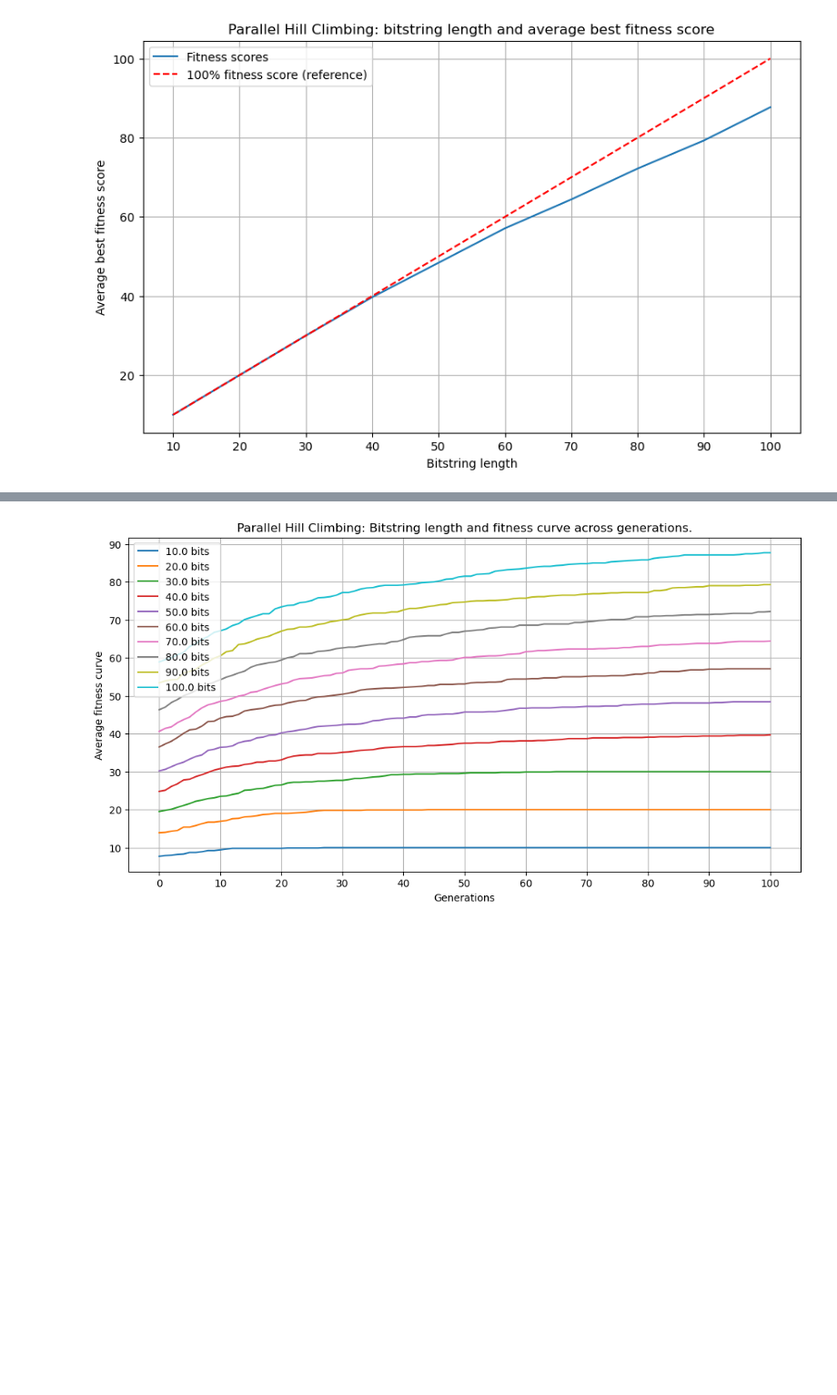
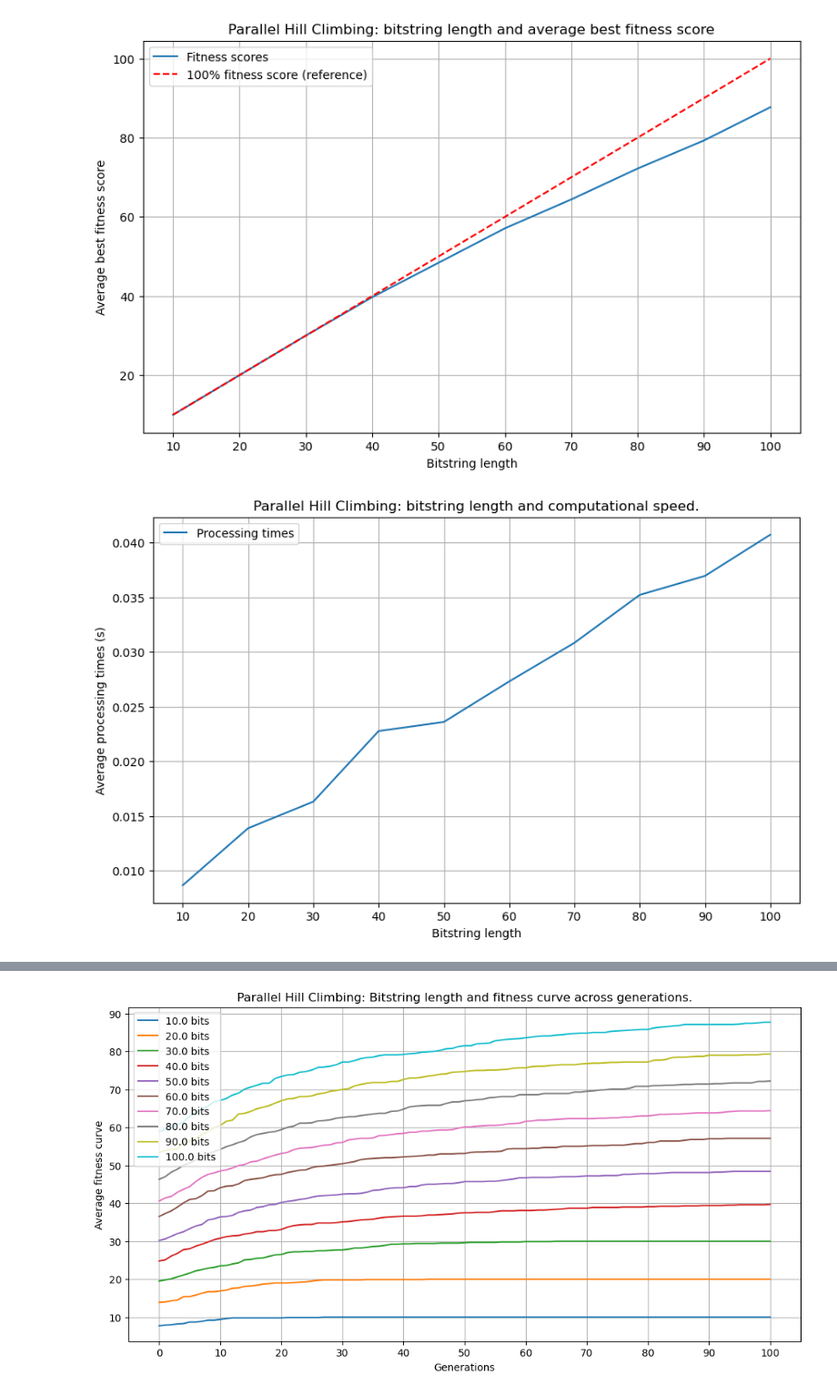
Before and after one commit to lukasz-iskierka/ai-parallel-hillclimbing-onemax, a Jupyter notebook: onemax_parallel_hill_climbing.ipynb, the cells around one changed output, grey strips where cells are left out. Shown at 91% size. Saved outputs shown, nothing was run; the diff lists cells and outputs as text; code cells hidden in the pictures; blank space fills up the shorter version.

```diff
--- a/onemax_parallel_hill_climbing.ipynb
+++ b/onemax_parallel_hill_climbing.ipynb
@@ -170,45 +200,59 @@ Next, I test performance of the Parallel Hill Climbing on different bitstring le
 def test_parallel_hill_climber(bitstring_lengths, generations=100, population_size=10, runs=10):
     """Test performance of Parallel Hill Climbing algorithm on OneMax over repeated runs.
     Explore the algorithm's performance on varying lengths of the bitstring (10, 20, 30,... 90, 100).
+
+    Arguments:
+    ---------
+    generations (int): max number of generations for the search.
+    bitstring_lengths (list): a list of bitstring lengths to test for the OneMax problem.
+    population_size (int): number of solutions evolved in parallel.
+    runs (int): number of repetitions for each test.
 
     Returns:
     ---------
     A tuple:
     - average best fitness scores for each bitstring length
     - average fitness scores history for each bitstring length
+    - average computing times
     """
 
+    # Initiate lists to store statistics
     avg_best_fitness_scores = []
     avg_fitness_history = []
+    avg_speeds = []
 
     for length in bitstring_lengths:
 
+        # Initiate helper varabiles for performance data
         best_scores_per_length = []
         fitness_history_sum = np.zeros(generations + 1)
+        speed_sum = 0
 
         # Run the algorithm specified number of times
         for _ in range(runs):
-            _, test_best_score, test_fitness_history = parallel_hill_climbing(
+            _, test_best_score, test_fitness_history, test_speed = parallel_hill_climbing(
                 generations=generations,
                 L=length,
                 population=population_size,
                 p=0.05
             )
 
-            # Data from each test run
+            # Capture performance data for each test run
             best_scores_per_length.append(test_best_score)
             fitness_history_sum += np.array(test_fitness_history)
+            speed_sum += test_speed
 
         # Averages for each length
         avg_best_fitness_scores.append(np.mean(best_scores_per_length))
         avg_fitness_history.append(fitness_history_sum / runs)
+        avg_speeds.append(speed_sum / runs)
 
-    return avg_best_fitness_scores, avg_fitness_history
+    return avg_best_fitness_scores, avg_fitness_history, avg_speeds
 
 
 # Test run the algorithm and unpack data for plotting
 bitstring_lengths = np.linspace(10, 100, 10)
-avg_best_fitness_scores, avg_fitness_scores_history = test_parallel_hill_climber(bitstring_lengths)
+avg_best_fitness_scores, avg_fitness_scores_history, avg_speed = test_parallel_hill_climber(bitstring_lengths)
 
 # Print stats
 print(
@@ -230,6 +274,19 @@ plt.show()
 # %% [output]
 Average best fitness score for 100 bits: 87.7
 [figure]
+# %%
+# Plot processing times
+plt.figure(figsize=(10, 6))
+sns.lineplot(x=bitstring_lengths, y=avg_speed, label=f"Processing times")
+plt.title("Parallel Hill Climbing: bitstring length and computational speed.")
+plt.xlabel("Bitstring length")
+plt.ylabel("Average processing times (s)")
+plt.xticks(bitstring_lengths)
+plt.legend()
+plt.grid(True)
+plt.show()
+# %% [output]
+[figure, added]
 # %% [markdown]
 **Observations:**
 
```
Also changed, not shown: parts of 16 cells of this notebook, 1 other file.
